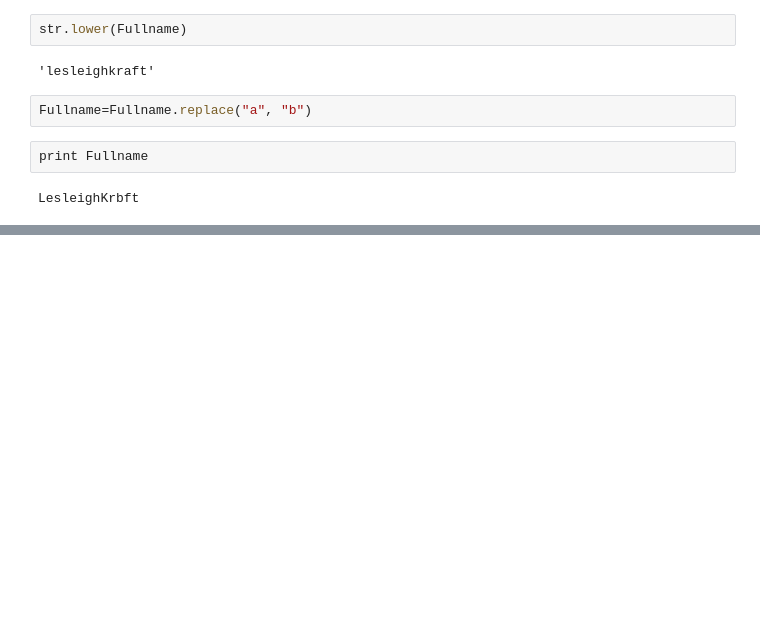
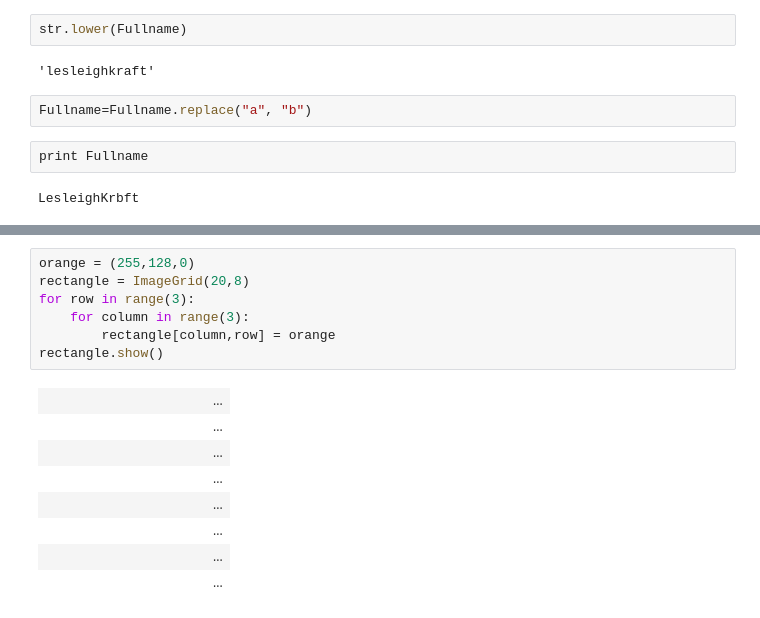
Before and after one commit to Lesleigh/SWC_collab, a Jupyter notebook: PYTHON_TRIALS_1.ipynb, the cells around one changed output, grey strips where cells are left out. Cells and saved outputs as stored; diff of their text form; blank space fills up the shorter version.

```diff
--- a/PYTHON_TRIALS_1.ipynb
+++ b/PYTHON_TRIALS_1.ipynb
@@ -163,0 +393,16 @@ CACAACACAACCAAACACCCAACCCAACCA
+# %%
+orange = (255,128,0)
+rectangle = ImageGrid(20,8)
+for row in range(3):
+    for column in range(3):
+        rectangle[column,row] = orange
+rectangle.show()
+# %% [output]
+|  |  |  |  |  |  |  |  |  |  |  |  | ... |
+|  |  |  |  |  |  |  |  |  |  |  |  | ... |
+|  |  |  |  |  |  |  |  |  |  |  |  | ... |
+|  |  |  |  |  |  |  |  |  |  |  |  | ... |
+|  |  |  |  |  |  |  |  |  |  |  |  | ... |
+|  |  |  |  |  |  |  |  |  |  |  |  | ... |
+|  |  |  |  |  |  |  |  |  |  |  |  | ... |
+|  |  |  |  |  |  |  |  |  |  |  |  | ... |
```
Also changed, not shown: parts of 34 cells of this notebook.
